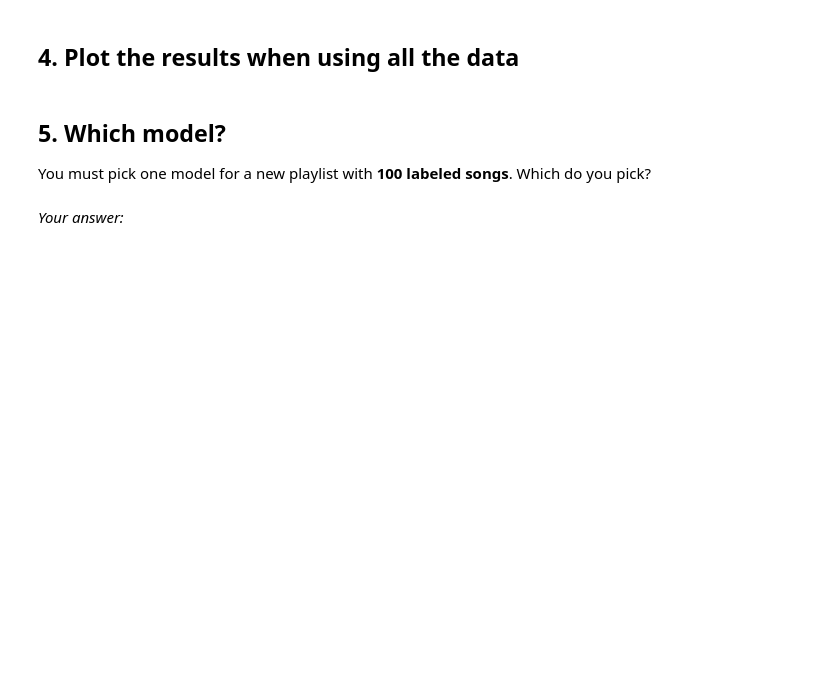
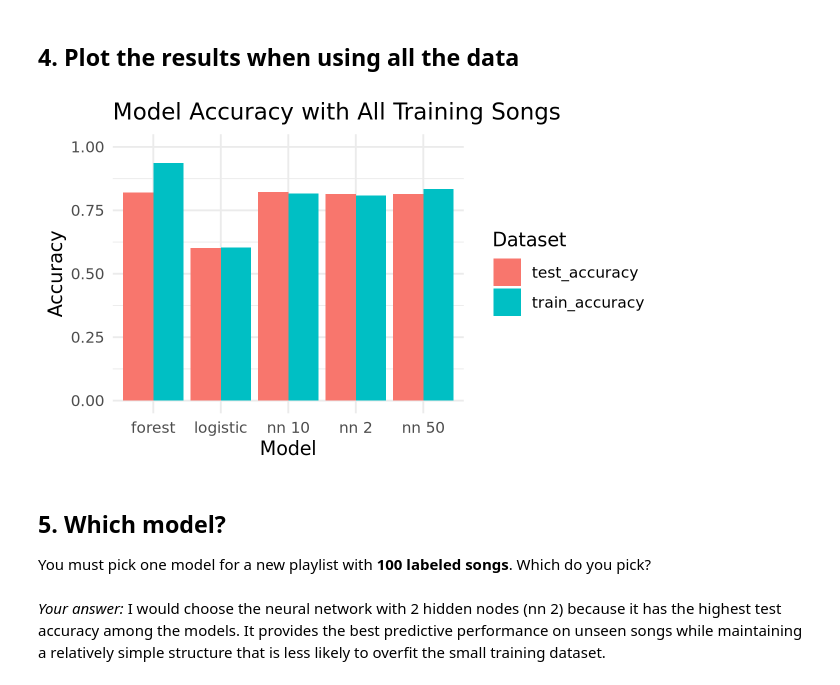
Before and after one commit to vmbharanidharan-ai/codespace, a Jupyter notebook: exercises/16-nn-exercise.ipynb, the cells around one changed output. Cells and saved outputs as stored; diff of their text form; code cells hidden in the pictures; blank space fills up the shorter version.

```diff
--- a/exercises/16-nn-exercise.ipynb
+++ b/exercises/16-nn-exercise.ipynb
@@ -117,9 +174,28 @@ Run `compare_models()` again, with all of `train` (about 5,500 songs).
 ## 4. Plot the results when using all the data
 # %%
 # Chart code goes here
+
+results_all |>
+  pivot_longer(
+    cols = c(train_accuracy, test_accuracy),
+    names_to = "dataset",
+    values_to = "accuracy"
+  ) |>
+  ggplot(aes(x = model, y = accuracy, fill = dataset)) +
+  geom_col(position = "dodge") +
+  labs(
+    title = "Model Accuracy with All Training Songs",
+    x = "Model",
+    y = "Accuracy",
+    fill = "Dataset"
+  ) +
+  coord_cartesian(ylim = c(0, 1)) +
+  theme_minimal()
+# %% [output]
+[figure, added]
 # %% [markdown]
 ## 5. Which model?
 
 You must pick one model for a new playlist with **100 labeled songs**. Which do you pick?
 # %% [markdown]
-*Your answer:*
+*Your answer:* I would choose the neural network with 2 hidden nodes (nn 2) because it has the highest test accuracy among the models. It provides the best predictive performance on unseen songs while maintaining a relatively simple structure that is less likely to overfit the small training dataset.
```
Also changed, not shown: parts of 5 cells of this notebook, 1 other file.
